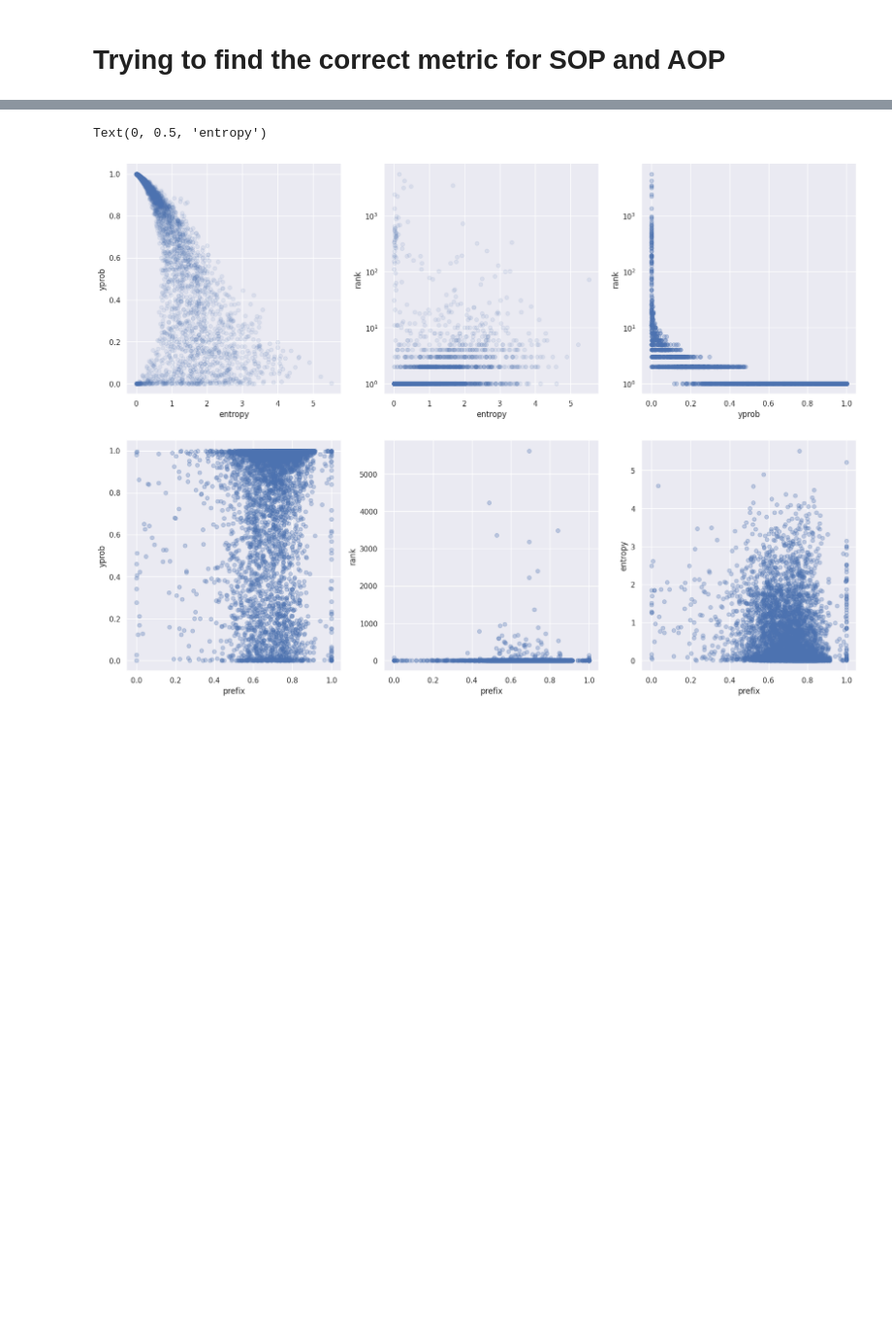
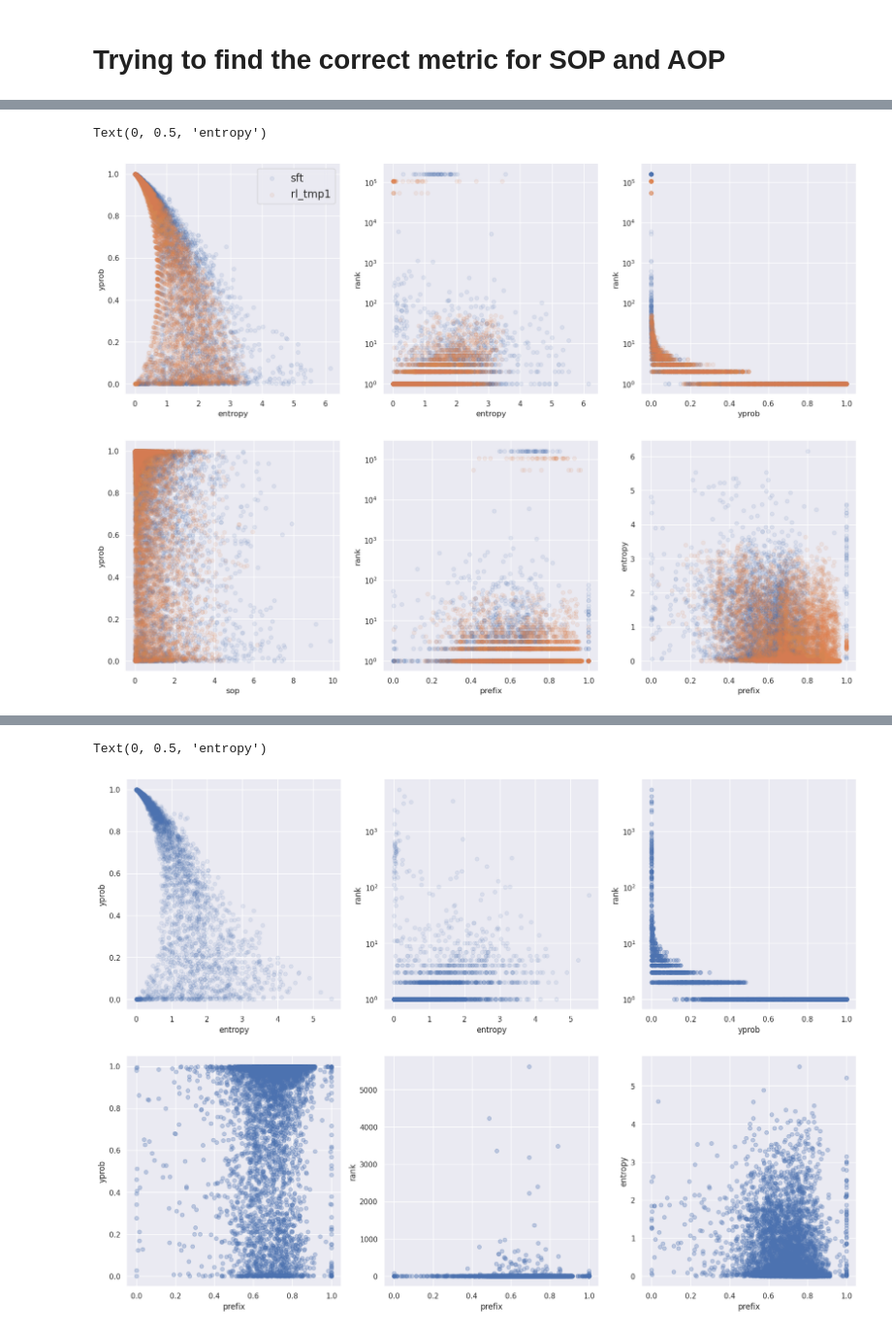
Before and after one commit to Joshua-Ren/SFT_vs_RL, a Jupyter notebook: find_correct_metrics-all_model_raw.ipynb, the cells around one changed output, grey strips where cells are left out. Shown at 97% size. Cells and saved outputs as stored; diff of their text form; code cells hidden in the pictures; blank space fills up the shorter version.

```diff
--- a/find_correct_metrics-all_model_raw.ipynb
+++ b/find_correct_metrics-all_model_raw.ipynb
@@ -52 +112,45 @@ def get_stats(loaded_data, loaded_label):
+# %%
+fig, ax = plt.subplots(2, 3, figsize=(20, 14))
+XY = ('entropy', 'yprob')
+ax[0][0].scatter(sft_results[XY[0]], sft_results[XY[1]], alpha=0.1,label='sft')
+ax[0][0].scatter(rl_tmp1_results[XY[0]], rl_tmp1_results[XY[1]], alpha=0.1,label='rl_tmp1')
+ax[0][0].set_xlabel(XY[0])
+ax[0][0].set_ylabel(XY[1])
+ax[0][0].legend(fontsize=16)
+
+XY = ('entropy', 'rank')
+ax[0][1].scatter(sft_results[XY[0]], sft_results[XY[1]], alpha=0.1)
+ax[0][1].scatter(rl_tmp1_results[XY[0]], rl_tmp1_results[XY[1]], alpha=0.1)
+ax[0][1].set_xlabel(XY[0])
+ax[0][1].set_ylabel(XY[1])
+ax[0][1].set_yscale('log')
+
+XY = ('yprob', 'rank')
+ax[0][2].scatter(sft_results[XY[0]], sft_results[XY[1]], alpha=0.1)
+ax[0][2].scatter(rl_tmp1_results[XY[0]], rl_tmp1_results[XY[1]], alpha=0.1)
+ax[0][2].set_xlabel(XY[0])
+ax[0][2].set_ylabel(XY[1])
+ax[0][2].set_yscale('log')
+#
+XY = ('sop', 'yprob')
+ax[1][0].scatter(sft_results[XY[0]], sft_results[XY[1]], alpha=0.1)
+ax[1][0].scatter(rl_tmp1_results[XY[0]], rl_tmp1_results[XY[1]], alpha=0.1)
+ax[1][0].set_xlabel(XY[0])
+ax[1][0].set_ylabel(XY[1])
+
+XY = ('prefix', 'rank')
+ax[1][1].scatter(sft_results[XY[0]], sft_results[XY[1]], alpha=0.1)
+ax[1][1].scatter(rl_tmp1_results[XY[0]], rl_tmp1_results[XY[1]], alpha=0.1)
+ax[1][1].set_xlabel(XY[0])
+ax[1][1].set_ylabel(XY[1])
+ax[1][1].set_yscale('log')
+
+XY = ('prefix', 'entropy')
+ax[1][2].scatter(sft_results[XY[0]], sft_results[XY[1]], alpha=0.1)
+ax[1][2].scatter(rl_tmp1_results[XY[0]], rl_tmp1_results[XY[1]], alpha=0.1)
+ax[1][2].set_xlabel(XY[0])
+ax[1][2].set_ylabel(XY[1])
+# %% [output]
+Text(0, 0.5, 'entropy')
+[figure, added]
 # %%
```
Also changed, not shown: parts of 11 cells of this notebook, 28 other files.
